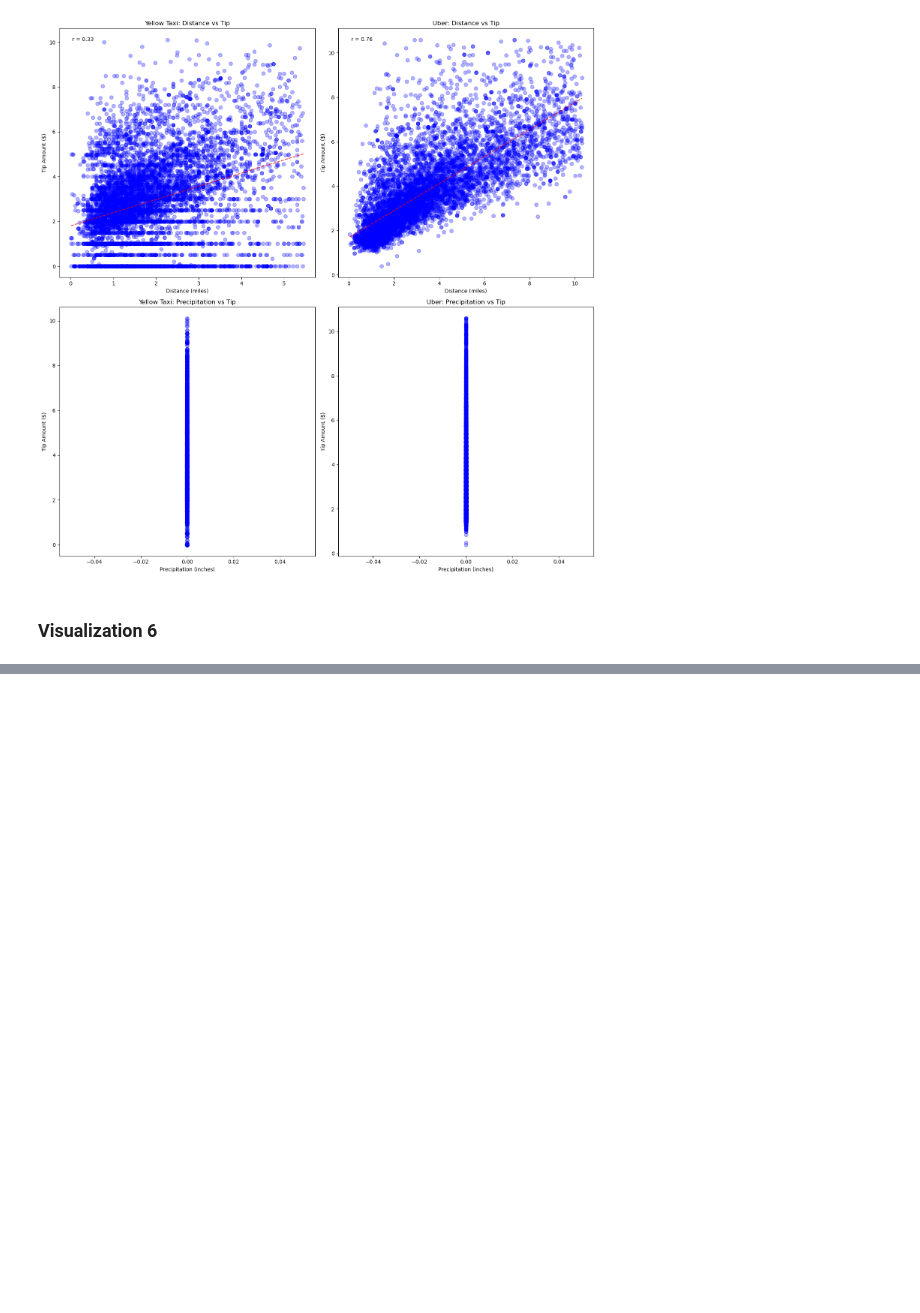
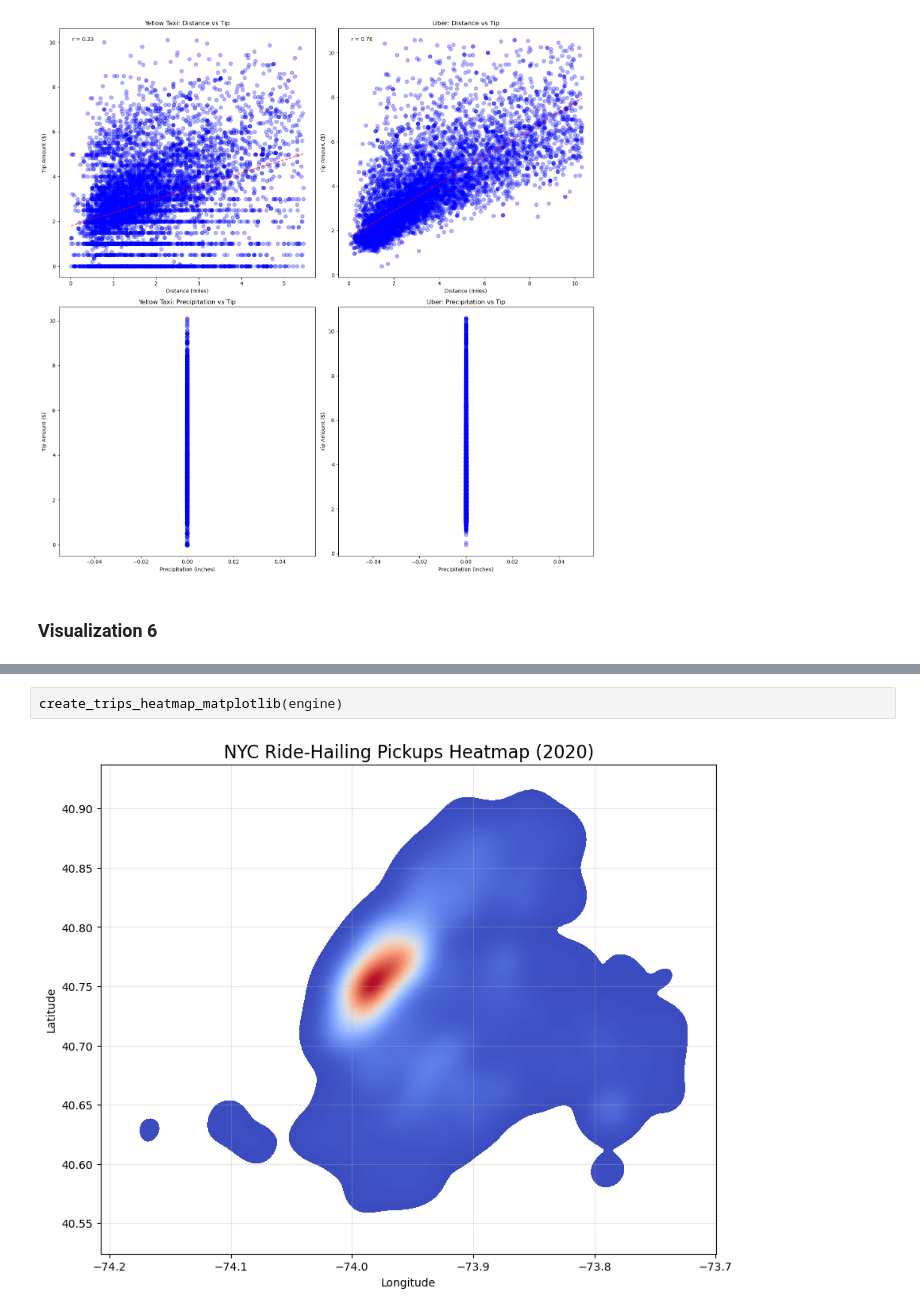
Before and after one commit to HH-21/4501_Group12, a Jupyter notebook: 4501_Project.ipynb, the cells around one changed output, grey strips where cells are left out. Drawn from its saved outputs; the diff is of its cells as text; blank space fills up the shorter version.

```diff
--- a/4501_Project.ipynb
+++ b/4501_Project.ipynb
@@ -1974,0 +1929,4 @@ create_trips_heatmap(engine)
+# %%
+create_trips_heatmap_matplotlib(engine)
+# %% [output]
+[figure, added]
```
Also changed, not shown: parts of 1 cell of this notebook.
